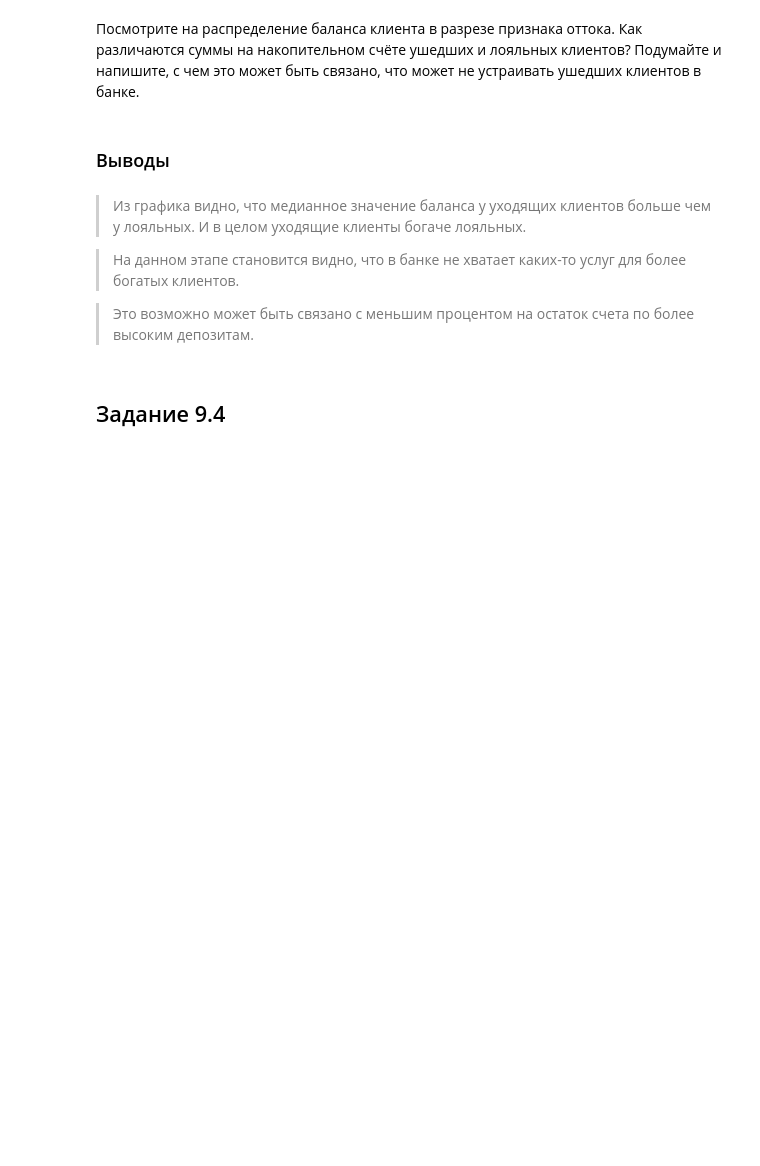
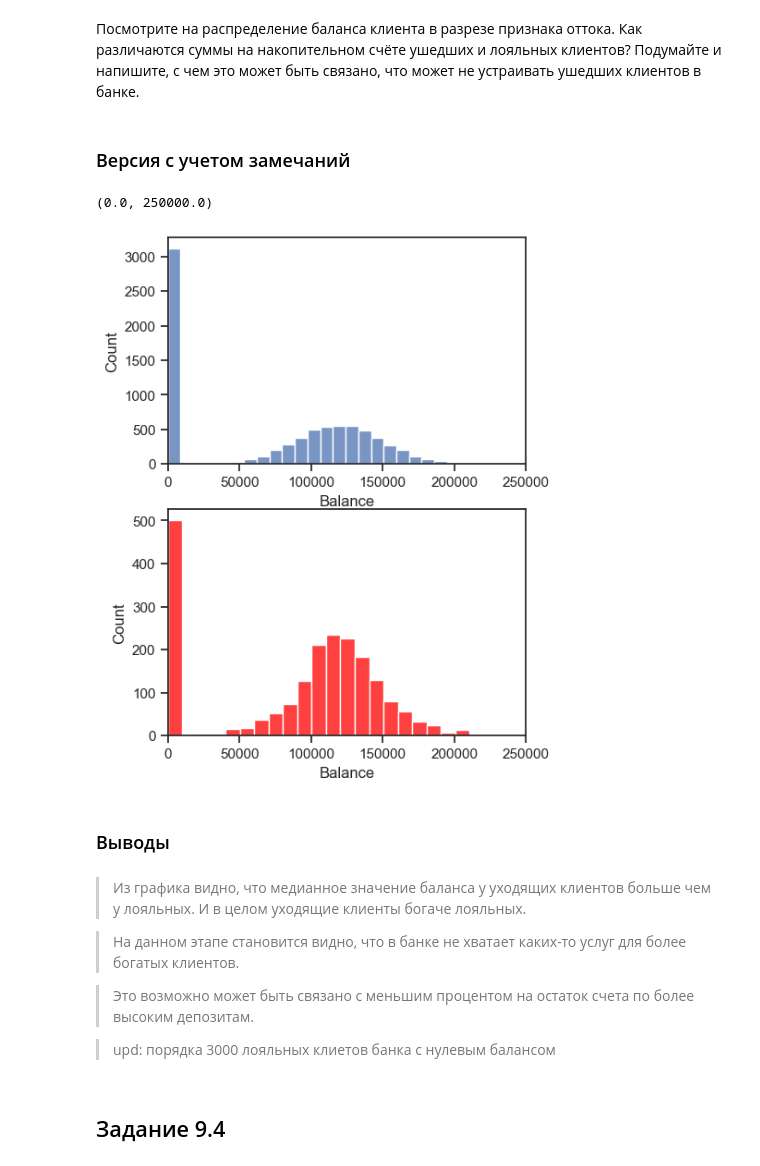
Before and after one commit to AndreiDS63/sf_data_science, a Jupyter notebook: practice/Python-13 Visualization/9_consolidation.ipynb, the cells around one changed output. Cells and saved outputs as stored; diff of their text form; code cells hidden in the pictures; blank space fills up the shorter version.

```diff
--- a/practice/Python-13 Visualization/9_consolidation.ipynb
+++ b/practice/Python-13 Visualization/9_consolidation.ipynb
@@ -143,6 +177,30 @@ fig = px.box(
 )
 
 fig.show()
+# %% [markdown]
+### Версия с учетом замечаний
+# %%
+fig, axes = plt.subplots(ncols=1, nrows=2, figsize=(5, 7))
+
+sns.histplot(
+    data=churn_df[churn_df['Exited'] == 0],
+    x='Balance',
+    bins=25,
+    ax=axes[0]
+)
+axes[0].set_xlim(0, 250000)
+
+sns.histplot(
+    data=churn_df[churn_df['Exited'] == 1],
+    x='Balance',
+    bins=25,
+    ax=axes[1],
+    color='red'
+)
+axes[1].set_xlim(0, 250000)
+# %% [output]
+(0.0, 250000.0)
+[figure, added]
 # %% [markdown]
 ### Выводы
 # %% [markdown]
@@ -151,6 +209,8 @@ fig.show()
 > На данном этапе становится видно, что в банке не хватает каких-то услуг для более богатых клиентов.
 
 > Это возможно может быть связано с меньшим процентом на остаток счета по более высоким депозитам.
+
+> upd: порядка 3000 лояльных клиетов банка с нулевым балансом
 # %% [markdown]
 ## Задание 9.4
 # %% [markdown]
```
Also changed, not shown: parts of 10 cells of this notebook, 1 other file.
